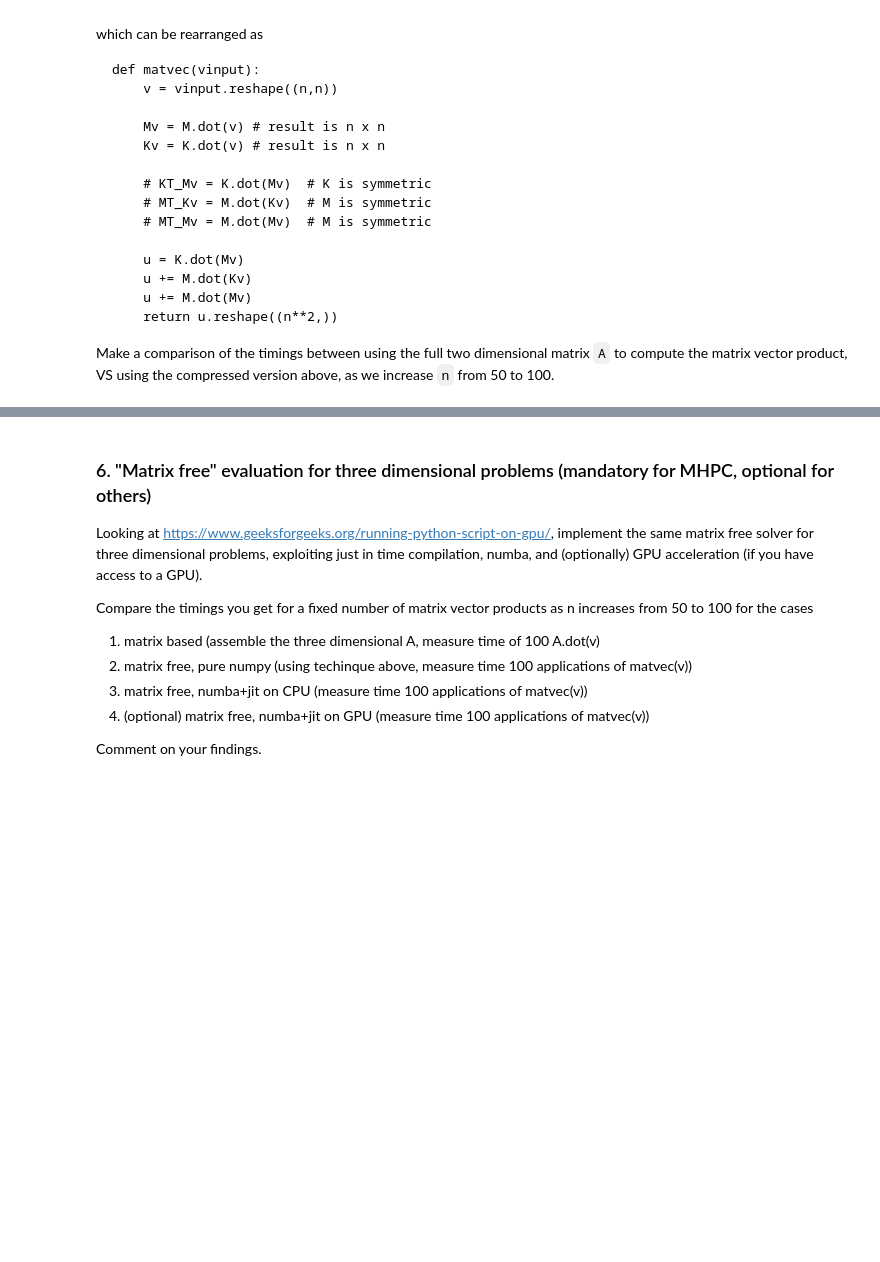
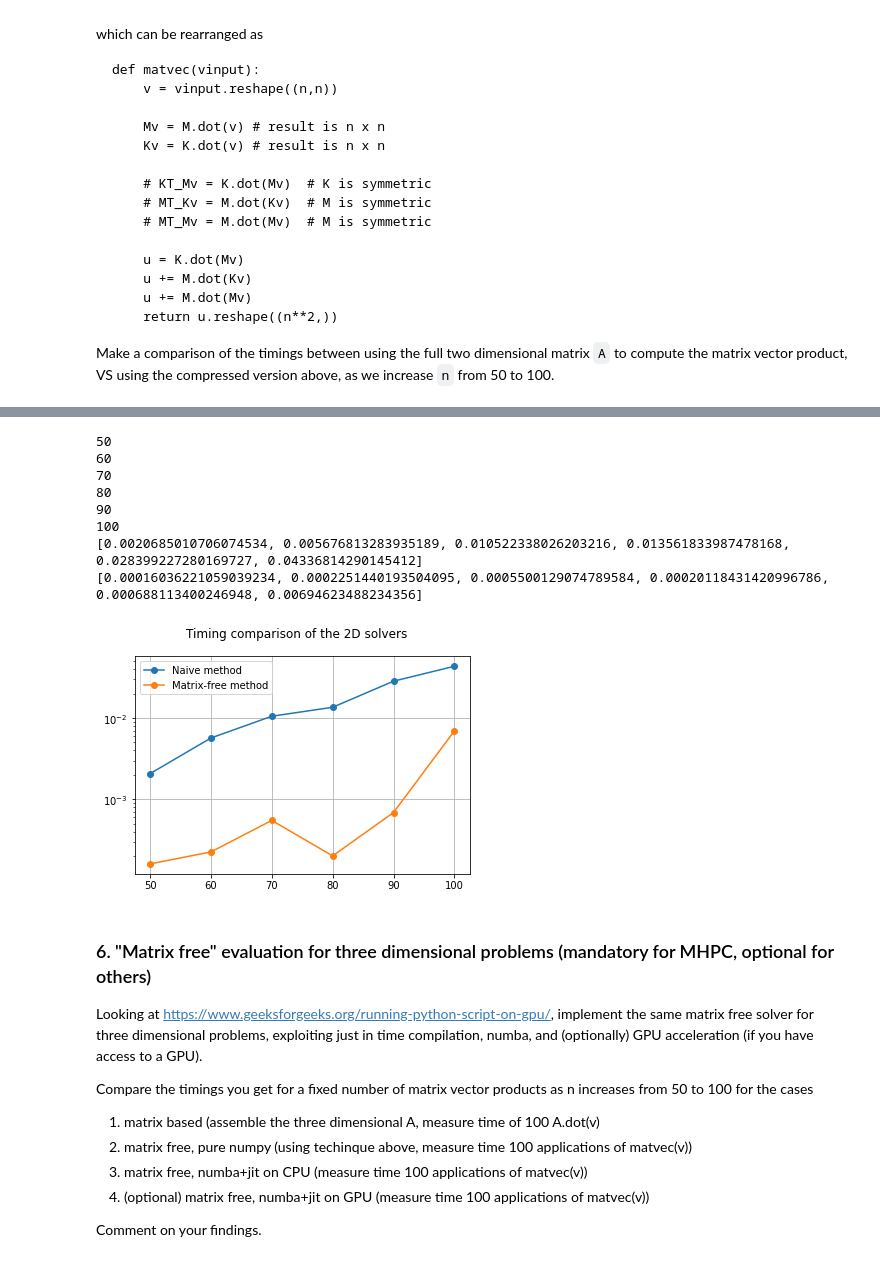
Before and after one commit to giuliodondi/numerical-analysis-2020-2021, a Jupyter notebook: notebooks/myproject_new.ipynb, the cells around one changed output, grey strips where cells are left out. Drawn from its saved outputs; the diff is of its cells as text; code cells hidden in the pictures; blank space fills up the shorter version.

```diff
--- a/notebooks/myproject_new.ipynb
+++ b/notebooks/myproject_new.ipynb
@@ -903,3 +939,74 @@ size:  19
+# %%
+# do matrix-vector multiplication with matrix size varying between 50 and 100
+# time the naive dot function and
+
+
+def timing_2d_compare() :
+
+    prob_size=range(50,110,10)
+
+
+    time1 = []
+    time2 = []
+
+    iters = 10
+
+    for s in prob_size:
+        print(s)
+
+
+
+        #assemble the matrices
+        B,K,M,A = compute_one_dimensional_matrices(s)
+        KK,MM,AA = compute_two_dimensional_matrices(s,K,M)
+
+        time1_acc=0
+        for i in range(0,iters+1):
+            vec = np.random.uniform(low=-1, high=1, size=(s**2,))
+            start = timer()
+            AA.dot(vec)
+            time1_acc += timer() - start
+
+        time1.append( time1_acc/iters )
+
+
+        time2_acc=0
+        for i in range(0,iters+1):
+            vec = np.random.uniform(low=-1, high=1, size=(s**2,))
+            start = timer()
+            matvec_matfree( vec, M, K )
+            time2_acc += timer() - start
+
+        time2.append( time2_acc/iters )
+
+
+
+
+    print(time1)
+    print(time2)
+
+    plt.figure()
+    plt.grid()
+    plt.suptitle('Timing comparison of the 2D solvers')
+    time1_h, = semilogy(prob_size, time1, 'o-',label='Naive method')
+    time2_h, = semilogy(prob_size, time2, 'o-',label='Matrix-free method')
+    plt.legend()
+    plt.show()
+
+
+
+
+timing_2d_compare()
+# %% [output]
+50
+60
+70
+80
+90
+100
+[0.0020685010706074534, 0.005676813283935189, 0.010522338026203216, 0.013561833987478168, 0.028399227280169727, 0.04336814290145412]
+[0.00016036221059039234, 0.0002251440193504095, 0.0005500129074789584, 0.00020118431420996786, 0.000688113400246948, 0.00694623488234356]
+[figure, added]
 # %% [markdown]
 ### 6. "Matrix free" evaluation for three dimensional problems (mandatory for MHPC, optional for others)
 
```
Also changed, not shown: parts of 7 cells of this notebook.
